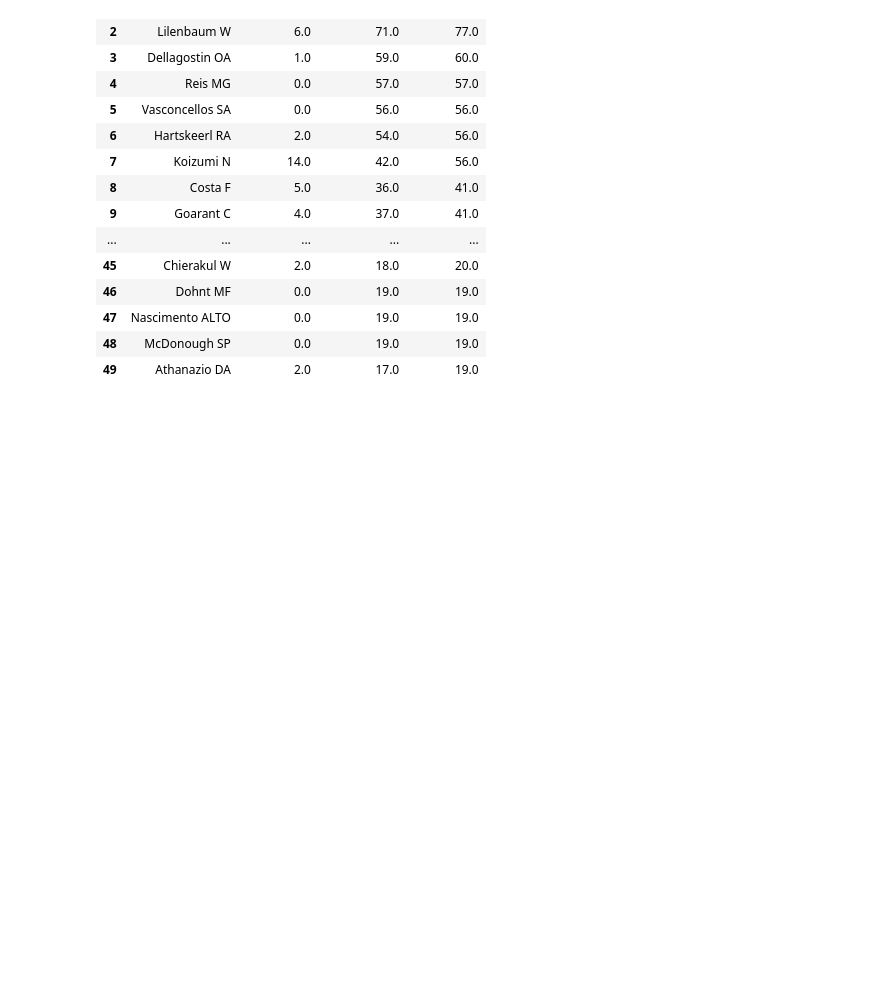
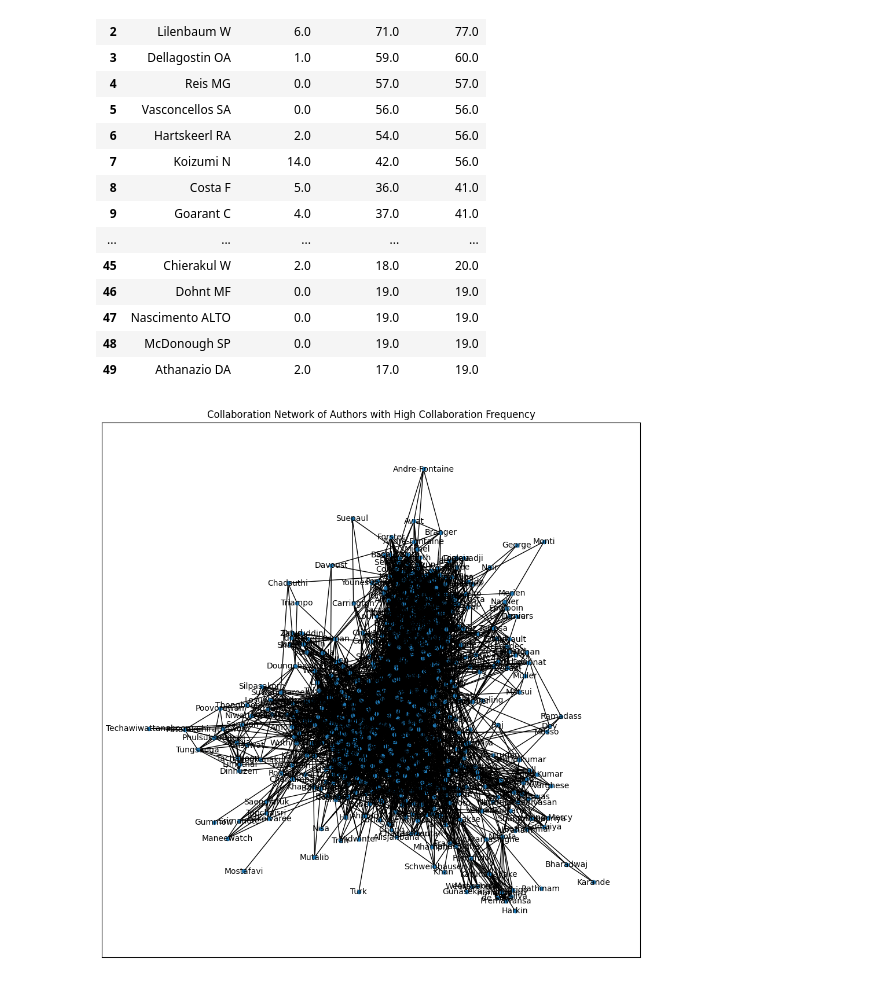
Before and after one commit to Rakeshkalivela/project-leptospirosis, a Jupyter notebook: lep_authors_data.ipynb, the cells around one changed output. Saved outputs shown, nothing was run; the diff lists cells and outputs as text; code cells hidden in the pictures; blank space fills up the shorter version.

```diff
--- a/lep_authors_data.ipynb
+++ b/lep_authors_data.ipynb
@@ -40,3 +40,29 @@ ipd.display(lep_top50)
 | 47 | Nascimento ALTO | 0.0 | 19.0 | 19.0 |
 | 48 | McDonough SP | 0.0 | 19.0 | 19.0 |
 | 49 | Athanazio DA | 2.0 | 17.0 | 19.0 |
+# %%
+import pandas as pd
+import networkx as nx
+import matplotlib.pyplot as plt
+from collections import Counter
+
+# Counting the number of collaborations per author and selecting authors with more collaborations
+collaborations_count = Counter([author for sublist in lep_author_data.groupby('PMID')['AuthorLastname'].apply(list) for author in sublist])
+selected_authors = [author for author, count in collaborations_count.items() if count > 5]
+
+# Create subgraphs using only selected authors
+G_sub = nx.Graph()
+for pmid, group in lep_author_data[lep_author_data['AuthorLastname'].isin(selected_authors)].groupby('PMID'):
+    authors = group['AuthorLastname'].tolist()
+    for i in range(len(authors)):
+        for j in range(i+1, len(authors)):
+            if authors[i] != authors[j]:
+                G_sub.add_edge(authors[i], authors[j])
+
+# Drawing subgraphs
+plt.figure(figsize=(12, 12))
+nx.draw_networkx(G_sub, with_labels=True, node_size=20, font_size=10)
+plt.title("Collaboration Network of Authors with High Collaboration Frequency")
+plt.show()
+# %% [output]
+[figure, added]
```
Also changed, not shown: parts of 2 cells of this notebook.
